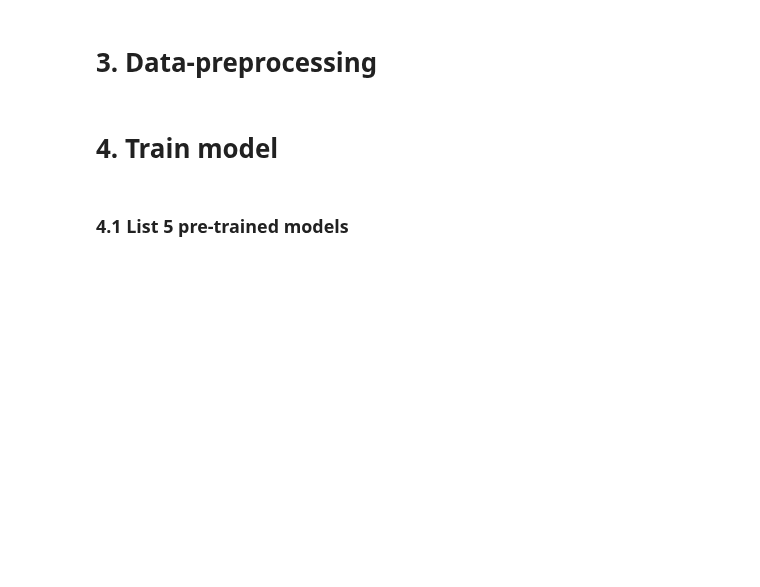
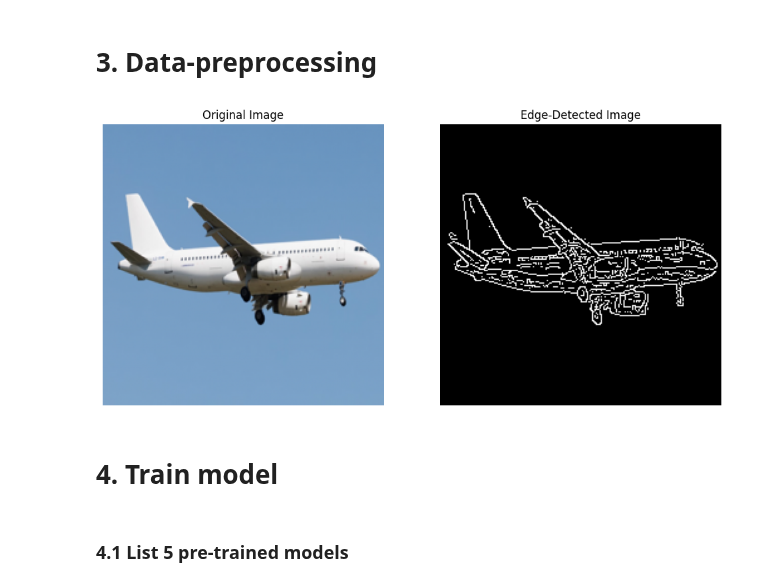
Before and after one commit to prattapong/Commercial-Airplane-Model-Image-Classification, a Jupyter notebook: image_classification.ipynb, the cells around one changed output. Drawn from its saved outputs; the diff is of its cells as text; code cells hidden in the pictures; blank space fills up the shorter version.

Commit message:
add cv2 edge feature

```diff
--- a/image_classification.ipynb
+++ b/image_classification.ipynb
@@ -38,6 +41,9 @@ GITHUB_FOLDER = "images"
 GITHUB_API_URL = f"https://api.github.com/repos/{GITHUB_REPO}/contents/{GITHUB_FOLDER}"
 # %% [markdown]
 ### 2.2 Fetch Image URLs and Load Image
+# %%
+original_sizes = []
+color_counts = {"RGB": 0, "Grayscale": 0}
 # %%
 # Fetch Image URLs Automatically
 def get_image_urls():
@@ -108,5 +163,46 @@ Error loading https://raw.githubusercontent.com/prattapong/Commercial-Airplane-M
 # %% [markdown]
 # 3. Data-preprocessing
+# %%
+def preprocess_edges(X):
+    edge_images = []
+
+    for img in X:
+        # Convert image to grayscale
+        gray_img = cv2.cvtColor((img * 255).astype(np.uint8), cv2.COLOR_RGB2GRAY)
+
+        # Apply Canny edge detection
+        edges = cv2.Canny(gray_img, 1, 20)
+
+        # Convert back to RGB format to maintain consistency
+        edges_rgb = cv2.cvtColor(edges, cv2.COLOR_BGR2RGB)
+
+        # Normalize to [0, 1]
+        edge_images.append(edges_rgb / 255.0)
+
+    return np.array(edge_images)
+# %%
+X_edge = preprocess_edges(X)
+# %%
+def plot_original_vs_edge(X, X_edge, index):
+    # Plot original image (X[0]) and edge-detected image (X_edge[0])
+    fig, axes = plt.subplots(1, 2, figsize=(12, 6))
+
+    # Original Image
+    axes[0].imshow(X[index])
+    axes[0].axis("off")
+    axes[0].set_title("Original Image")
+
+    # Edge-Detected Image
+    axes[1].imshow(X_edge[index])
+    axes[1].axis("off")
+    axes[1].set_title("Edge-Detected Image")
+
+    plt.show()
+
+# Assuming you already have X (original images) and X_edge (edge-detected images)
+plot_original_vs_edge(X, preprocess_edges(X), index = 210)
+# %% [output]
+[figure, added]
 # %%
 def augment_data(X_train):
     datagen = ImageDataGenerator(
```
Also changed, not shown: parts of 7 cells of this notebook.
